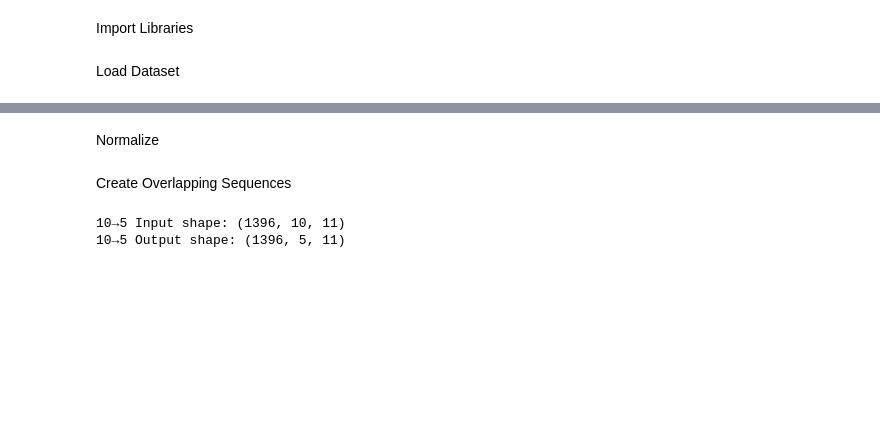
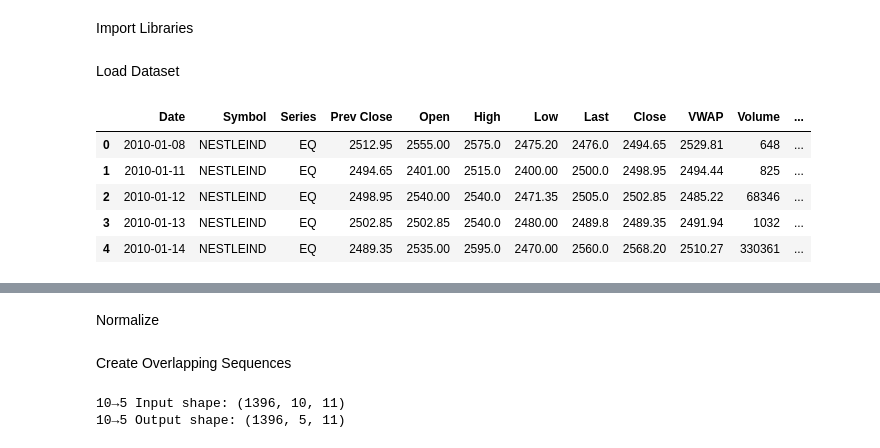
Before and after one commit to romanaruqia/AI-ML-Assignment, a Jupyter notebook: AI, ML Assignment (Romana Ruqia).ipynb, the cells around one changed output, grey strips where cells are left out. Cells and saved outputs as stored; diff of their text form; code cells hidden in the pictures; blank space fills up the shorter version.

```diff
--- a/AI, ML Assignment (Romana Ruqia).ipynb
+++ b/AI, ML Assignment (Romana Ruqia).ipynb
@@ -25,0 +24,9 @@ data = df[features].ffill()
+# %%
+df.head()
+# %% [output]
+|  | Date | Symbol | Series | Prev Close | Open | High | Low | Last | Close | VWAP | Volume | ... |
+| 0 | 2010-01-08 | NESTLEIND | EQ | 2512.95 | 2555.00 | 2575.0 | 2475.20 | 2476.0 | 2494.65 | 2529.81 | 648 | ... |
+| 1 | 2010-01-11 | NESTLEIND | EQ | 2494.65 | 2401.00 | 2515.0 | 2400.00 | 2500.0 | 2498.95 | 2494.44 | 825 | ... |
+| 2 | 2010-01-12 | NESTLEIND | EQ | 2498.95 | 2540.00 | 2540.0 | 2471.35 | 2505.0 | 2502.85 | 2485.22 | 68346 | ... |
+| 3 | 2010-01-13 | NESTLEIND | EQ | 2502.85 | 2502.85 | 2540.0 | 2480.00 | 2489.8 | 2489.35 | 2491.94 | 1032 | ... |
+| 4 | 2010-01-14 | NESTLEIND | EQ | 2489.35 | 2535.00 | 2595.0 | 2470.00 | 2560.0 | 2568.20 | 2510.27 | 330361 | ... |
```
Also changed, not shown: parts of 4 cells of this notebook.
